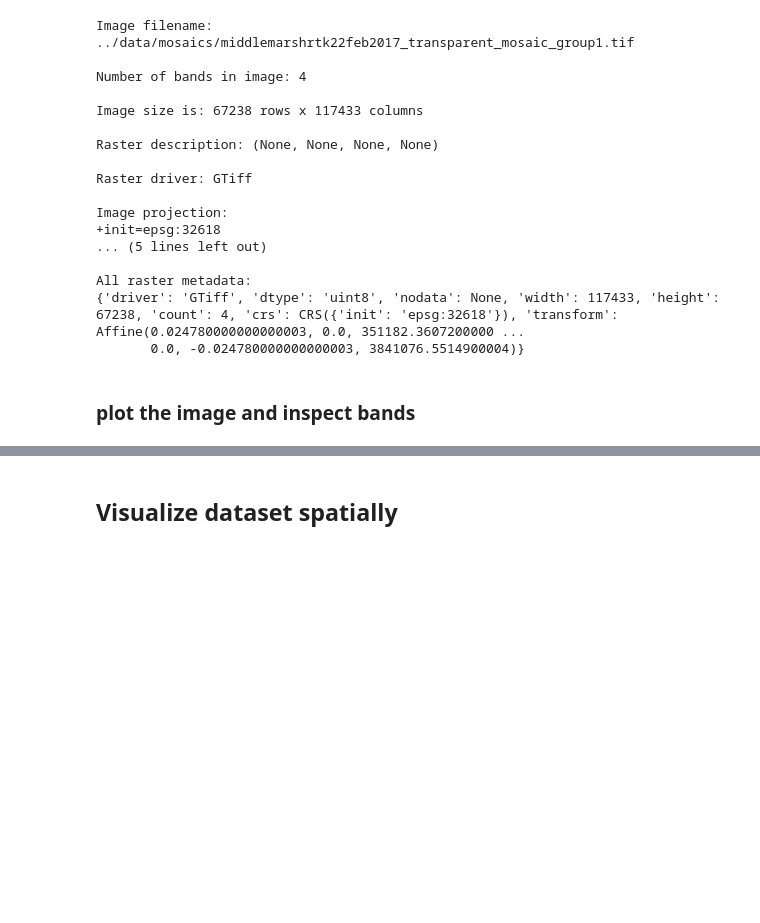
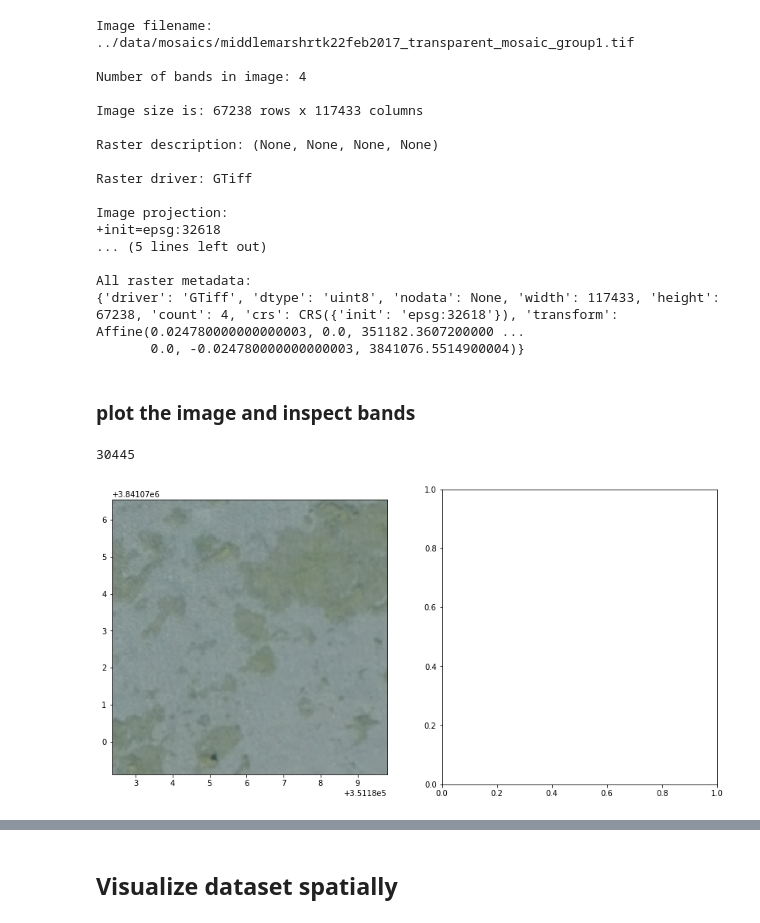
Before and after one commit to patrickcgray/oyster_net, a Jupyter notebook: data_mgmt/img_processing.ipynb, the cells around one changed output, grey strips where cells are left out. Saved outputs shown, nothing was run; the diff lists cells and outputs as text; code cells hidden in the pictures; blank space fills up the shorter version.

```diff
--- a/data_mgmt/img_processing.ipynb
+++ b/data_mgmt/img_processing.ipynb
@@ -94,3 +94,7 @@ All raster metadata:
        0.0, -0.024780000000000003, 3841076.5514900004)}
 # %% [markdown]
 ### plot the image and inspect bands
+# %%
+random.randint(1,60000)
+# %% [output]
+30445
@@ -97 +107,9 @@ All raster metadata:
+# %%
+fig, (axrgb, axhist) = plt.subplots(1, 2, figsize=(14,7))
+windowed_raster = dataset.read((1,2,3), window=Window(random.randint(1,100000), random.randint(1,60000), 300, 300))
+show(windowed_raster, transform=dataset.transform, ax=axrgb)
+#show_hist(windowed_raster, bins=25, histtype='stepfilled', lw=0.0, stacked=False, alpha=0.3, ax=axhist)
+plt.show()
+# %% [output]
+[figure, added]
 # %%
```
Also changed, not shown: parts of 30 cells of this notebook, 11 other files.
